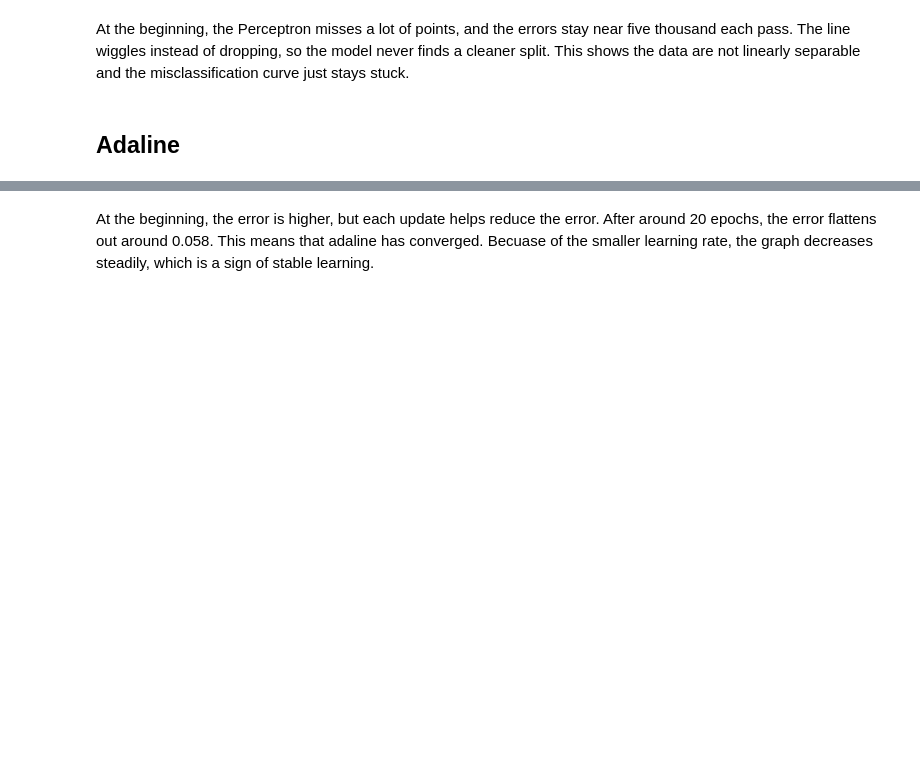
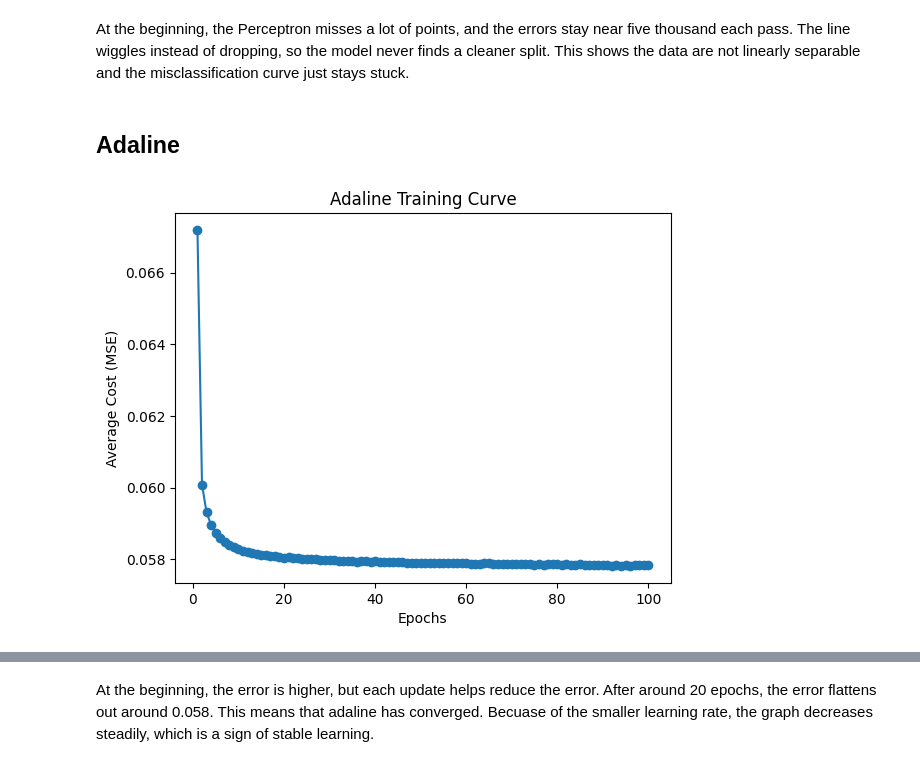
Before and after one commit to jbarnes04/MachineLearning, a Jupyter notebook: sklearn_Perceptron_Adaline.ipynb, the cells around one changed output, grey strips where cells are left out. Saved outputs shown, nothing was run; the diff lists cells and outputs as text; code cells hidden in the pictures; blank space fills up the shorter version.

```diff
--- a/sklearn_Perceptron_Adaline.ipynb
+++ b/sklearn_Perceptron_Adaline.ipynb
@@ -234,11 +245,13 @@ y_test_pred = adaline.predict(X_test_np, threshold=-0.5)
 # %%
 # 2b
 
-# plt.plot(range(1, len(adaline.cost_) + 1), adaline.cost_, marker='o')
+plt.plot(range(1, len(adaline.cost_) + 1), adaline.cost_, marker='o')
 plt.xlabel("Epochs")
 plt.ylabel("Average Cost (MSE)")
 plt.title("Adaline Training Curve")
 plt.show()
+# %% [output]
+[figure, added]
 # %%
 # 2c
 
```
Also changed, not shown: parts of 15 cells of this notebook.
